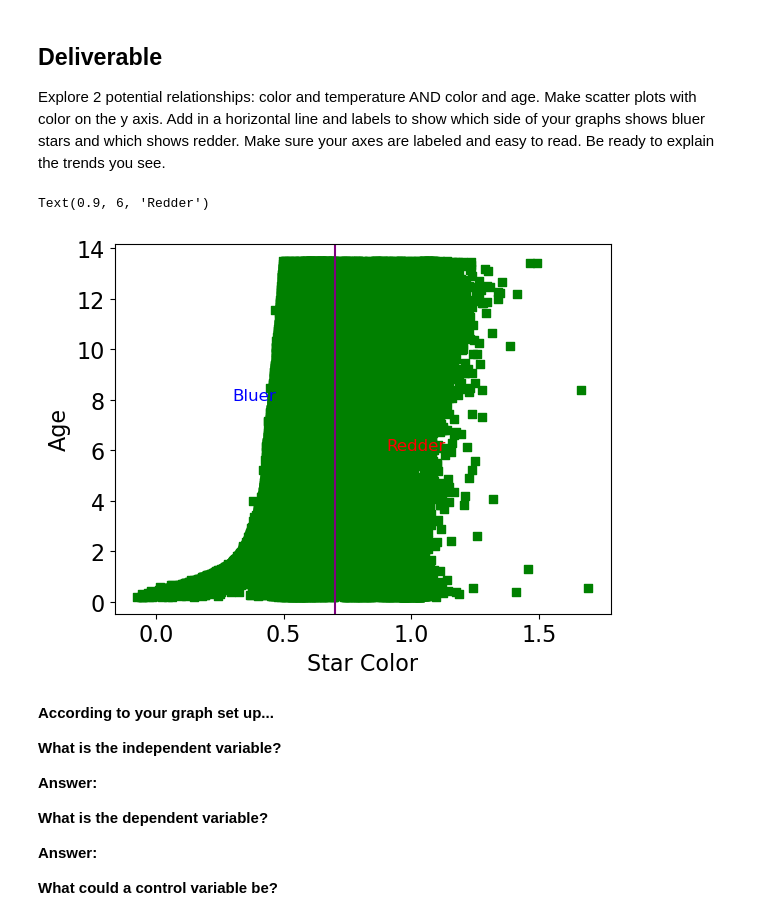
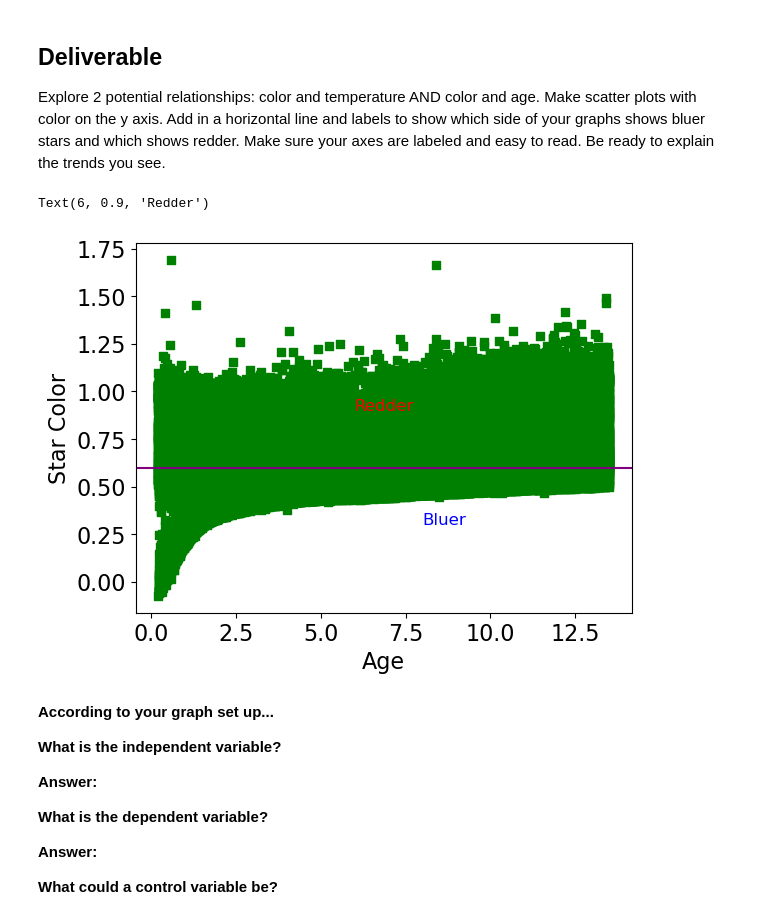
Before and after one commit to idontwantausername94/CFR-2025, a Jupyter notebook: Astro/Blank/2 - Stars Pt3.ipynb, the cells around one changed output. Cells and saved outputs as stored; diff of their text form; code cells hidden in the pictures.

```diff
--- a/Astro/Blank/2 - Stars Pt3.ipynb
+++ b/Astro/Blank/2 - Stars Pt3.ipynb
@@ -278,15 +278,15 @@ Explore 2 potential relationships: color and temperature AND color and age. Make
 # %%
 # 1) color vs age scatter plot with redder and bluer labels at the division ...
 # ... you used above
-plt.scatter(star_color, age, marker="s", color="green")
-plt.xlabel("Star Color")
-plt.ylabel("Age")
-plt.axvline(.7, color="purple")
-plt.text(.3, 8, 'Bluer', fontsize=12, color='blue')
-plt.text(.9, 6, 'Redder', fontsize=12, color='red')
+plt.scatter(age, star_color, marker="s", color="green")
+plt.xlabel("Age")
+plt.ylabel("Star Color")
+plt.axhline(.6, color="purple")
+plt.text(8, .3, 'Bluer', fontsize=12, color='blue')
+plt.text(6, .9, 'Redder', fontsize=12, color='red')
 # %% [output]
-Text(0.9, 6, 'Redder')
+Text(6, 0.9, 'Redder')
-[figure, old version]
+[figure, new version]
 # %% [markdown]
 **According to your graph set up...**
 
```
Also changed, not shown: parts of 2 cells of this notebook.
